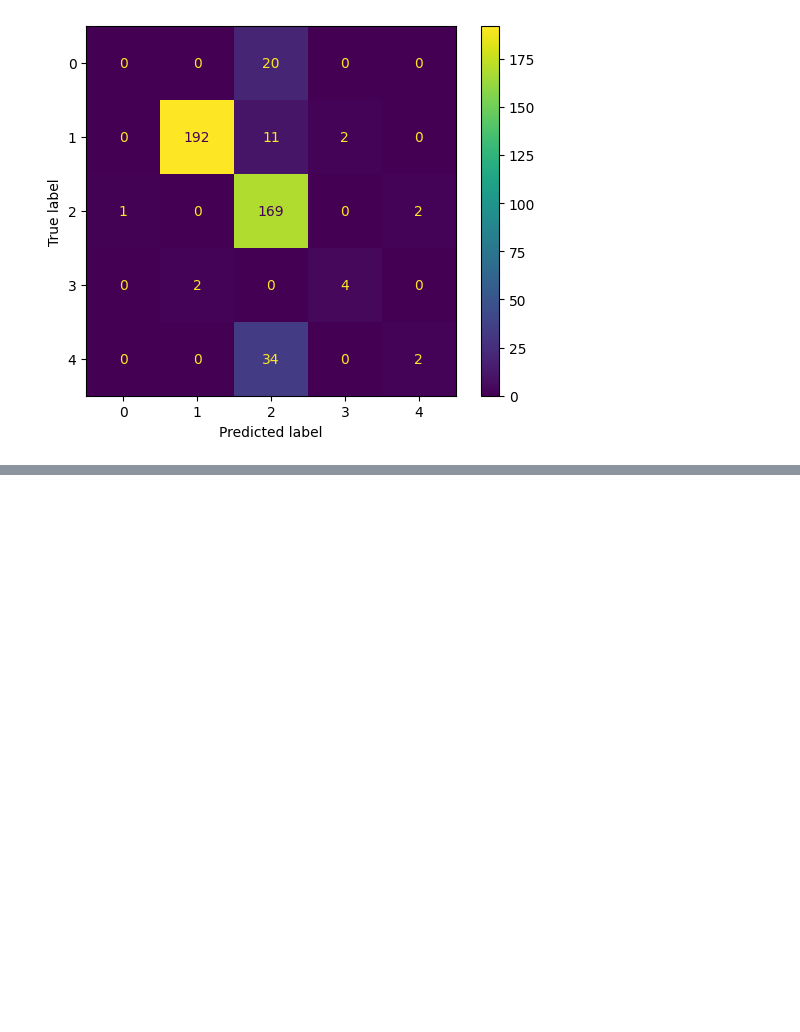
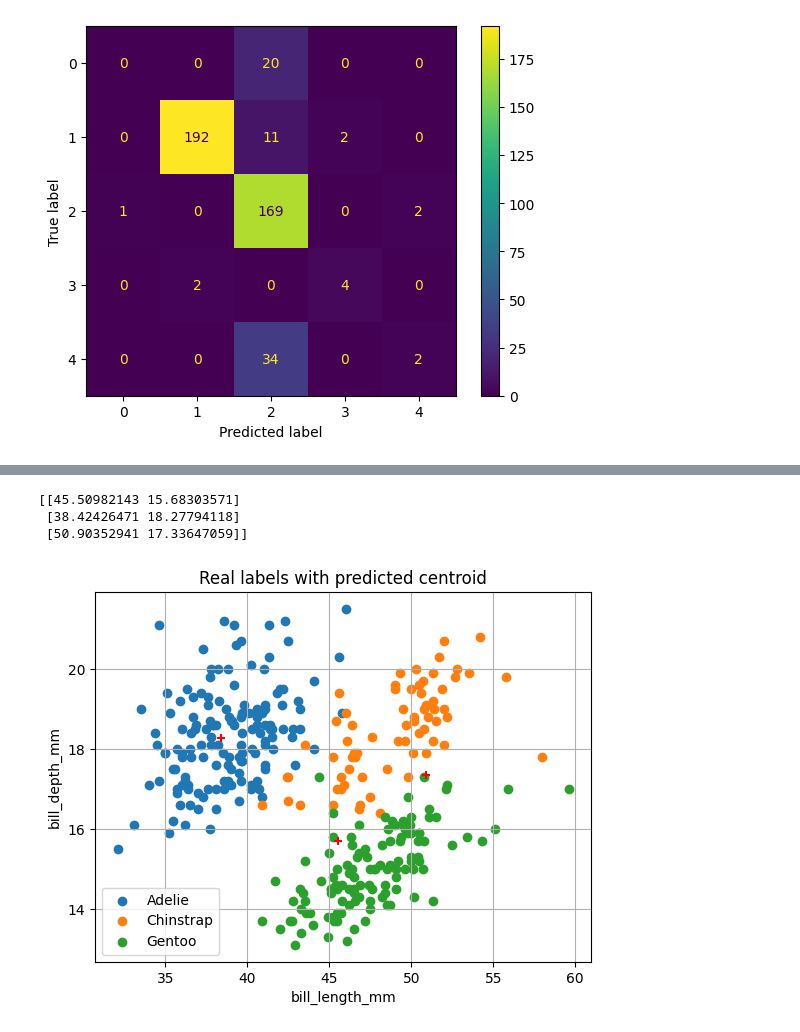
Before and after one commit to imgmaterial/AILabs, a Jupyter notebook: Labs/Lab3/Lab3.ipynb, the cells around one changed output, grey strips where cells are left out. Cells and saved outputs as stored; diff of their text form; code cells hidden in the pictures; blank space fills up the shorter version.

```diff
--- a/Labs/Lab3/Lab3.ipynb
+++ b/Labs/Lab3/Lab3.ipynb
@@ -365,0 +441,18 @@ metrics.ConfusionMatrixDisplay(array).plot()
+# %%
+penguins_centroids = penguions_k_means.cluster_centers_
+print(penguins_centroids)
+plt.scatter(adelie["bill_length_mm"],adelie["bill_depth_mm"])
+plt.scatter(chinstrap["bill_length_mm"],chinstrap["bill_depth_mm"])
+plt.scatter(gentoo["bill_length_mm"],gentoo["bill_depth_mm"])
+plt.ylabel("bill_depth_mm")
+plt.xlabel("bill_length_mm")
+plt.grid()
+plt.title("Real labels with predicted centroid")
+plt.legend(["Adelie", "Chinstrap", "Gentoo"])
+plt.scatter(penguins_centroids[:,0], penguins_centroids[:,1], c="red", marker="+")
+plt.show()
+# %% [output]
+[[45.50982143 15.68303571]
+ [38.42426471 18.27794118]
+ [50.90352941 17.33647059]]
+[figure, added]
```
Also changed, not shown: parts of 5 cells of this notebook, 1 other file.
